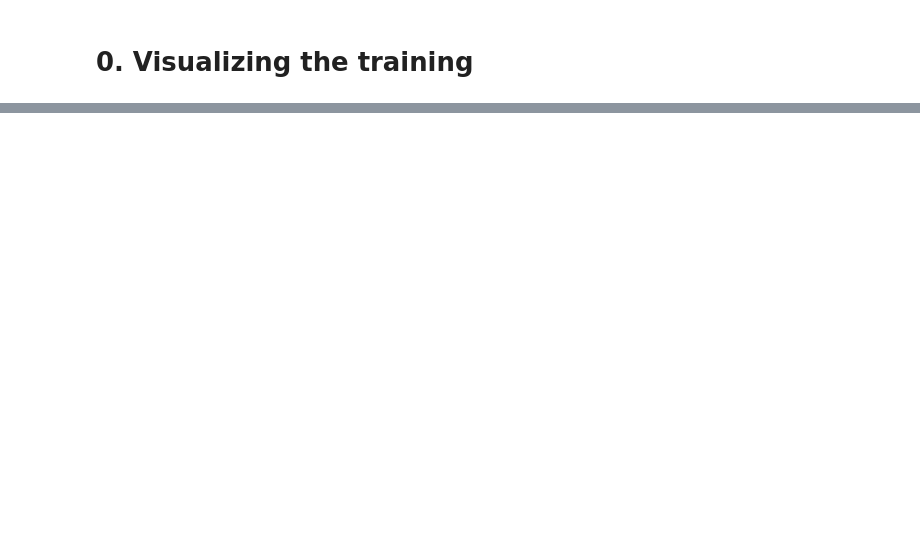
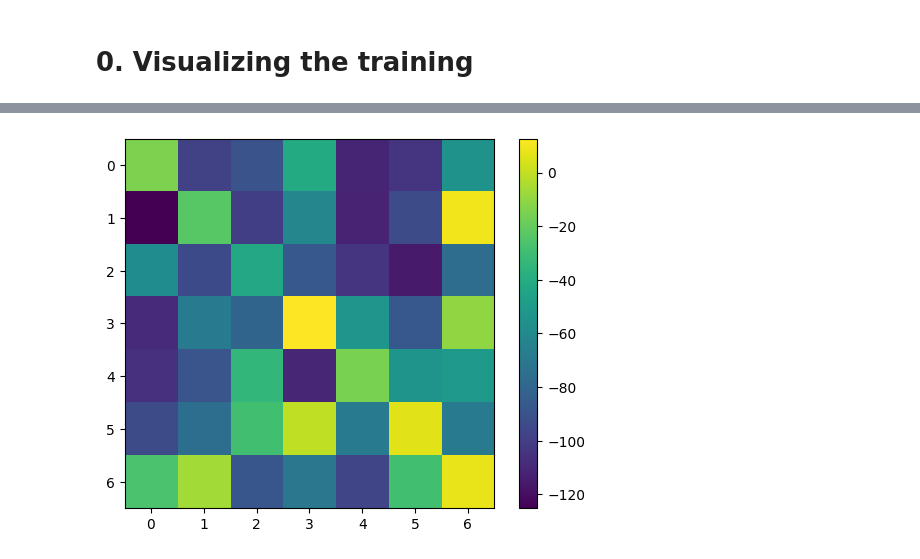
Before and after one commit to Brunozml/dominoes-rl, a Jupyter notebook: notebooks/visualizing_agent.ipynb, the cells around one changed output, grey strips where cells are left out. Drawn from its saved outputs; the diff is of its cells as text; code cells hidden in the pictures; blank space fills up the shorter version.

```diff
--- a/notebooks/visualizing_agent.ipynb
+++ b/notebooks/visualizing_agent.ipynb
@@ -40,0 +37,22 @@ AxisError: axis 1 is out of bounds for array of dimension 0
+# %%
+
+# convert state-action values to state values
+state_values = dict()
+for key in q_agent.q:
+    state = key[0]
+    if state not in state_values:
+        state_values[state] = q_agent.q[key]
+    else:
+        state_values[state] += q_agent.q[key]
+
+# create the value grid for plotting
+value_grid = np.zeros((7,7))
+for key in state_values:
+    value_grid[key[0], key[1]] = state_values[key]
+
+# plot the value grid
+plt.imshow(value_grid)
+plt.colorbar()
+plt.show()
+# %% [output]
+[figure, added]
```
Also changed, not shown: parts of 7 cells of this notebook, 9 other files.
